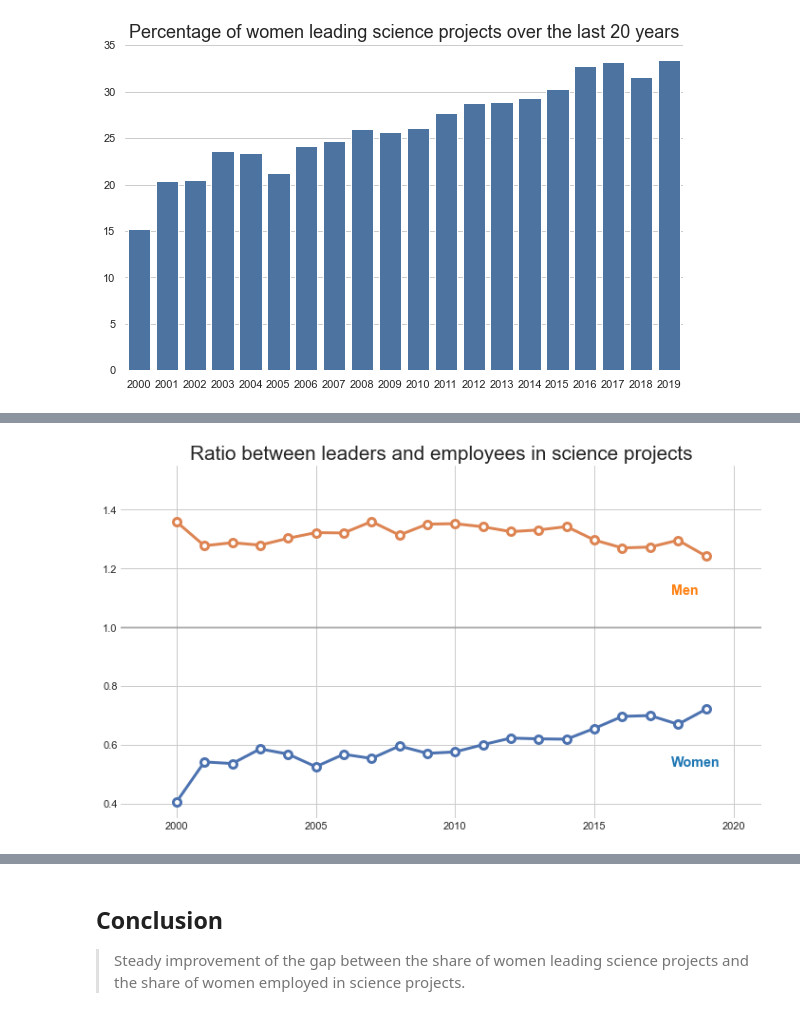
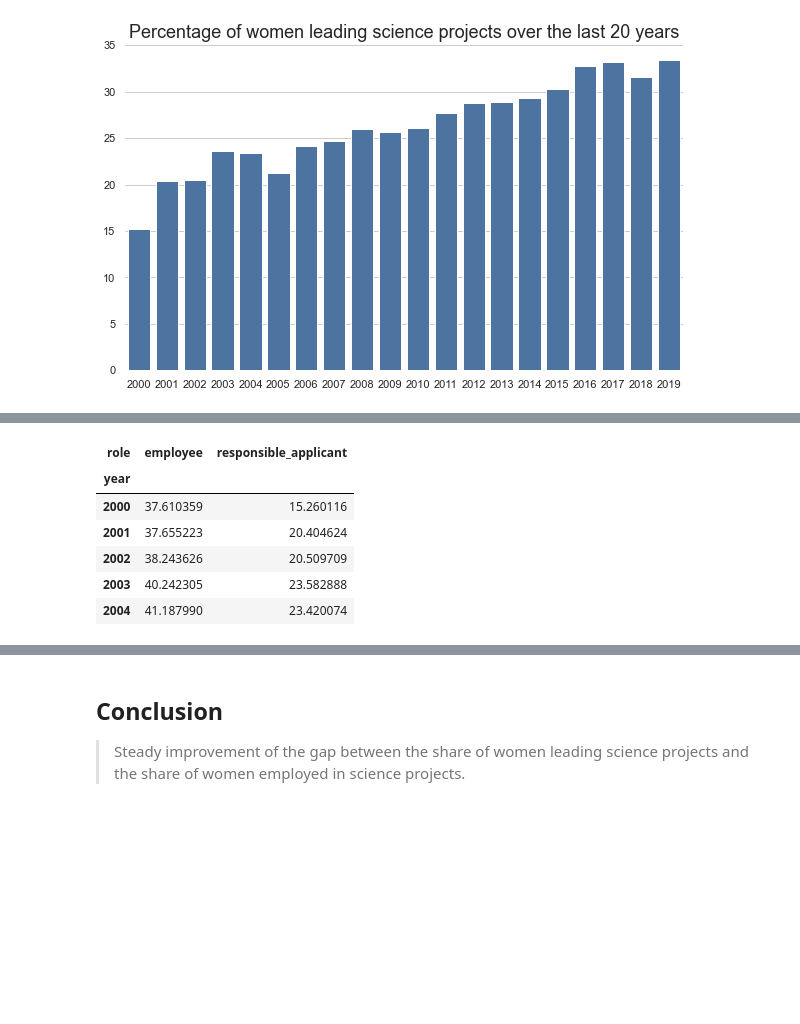
Before and after one commit to zambujo/p3data, a Jupyter notebook: slide_deck.ipynb, the cells around one changed output, grey strips where cells are left out. Drawn from its saved outputs; the diff is of its cells as text; code cells hidden in the pictures; blank space fills up the shorter version.

```diff
--- a/slide_deck.ipynb
+++ b/slide_deck.ipynb
@@ -27,7 +27,9 @@ df=(grantees
       .merge(grants, on='project_number'))
 # ...
 df = df.drop(['index_x', 'index_y'], axis=1)
+# to prevent error on pivoting
 df['gender'] = df.gender.astype(str) # for pivoting later
+df['role'] = df.role.astype(str) # for pivo
 # %% [markdown]
 ## Leaky pipeline for women scientists
 
@@ -93,11 +98,20 @@ fig.savefig("docs/img/plot2.svg")
 ![plot 2](./img/plot2.svg "Percentage of women leading science projects")
 # %%
 gap_women = counts.pivot_table(index=['year'], columns='role', values='percent_women', fill_value=0)
-gap_women['ratio'] = gap_women['responsible_applicant'] / gap_women['employee']
-gap_men = counts.pivot_table(index=['year'], columns='role', values='percent_men', fill_value=0)
-gap_men['ratio'] = gap_men['responsible_applicant'] / gap_men['employee']
-gap = pd.concat([gap_women, gap_men], keys=['women', 'men'])
-gap = gap.reset_index().rename(columns={'level_0':'gender'})
+gap_women.head()
+# gap_women['ratio'] = gap_women['responsible_applicant'] / gap_women['employee']
+# gap_men = counts.pivot_table(index=['year'], columns='role', values='percent_men', fill_value=0)
+# gap_men['ratio'] = gap_men['responsible_applicant'] / gap_men['employee']
+# gap = pd.concat([gap_women, gap_men], keys=['women', 'men'])
+# gap = gap.reset_index().rename(columns={'level_0':'gender'})
+# %% [output]
+| role | employee | responsible_applicant |
+| year |  |  |
+| 2000 | 37.610359 | 15.260116 |
+| 2001 | 37.655223 | 20.404624 |
+| 2002 | 38.243626 | 20.509709 |
+| 2003 | 40.242305 | 23.582888 |
+| 2004 | 41.187990 | 23.420074 |
 # %%
 # custom lineplot with matplotlib
 mpl.rcParams['lines.linewidth']=3
@@ -129,8 +143,6 @@ plt.title('Ratio between leaders and employees in science projects', fontsize='x
 plt.box(on=None)
 plt.tight_layout()
 plt.savefig("docs/img/plot3.svg")
-# %% [output]
-[figure, removed]
 # %% [markdown]
 ## Leadership gap between men and women
 
```
Also changed, not shown: parts of 5 cells of this notebook, 4 other files.
